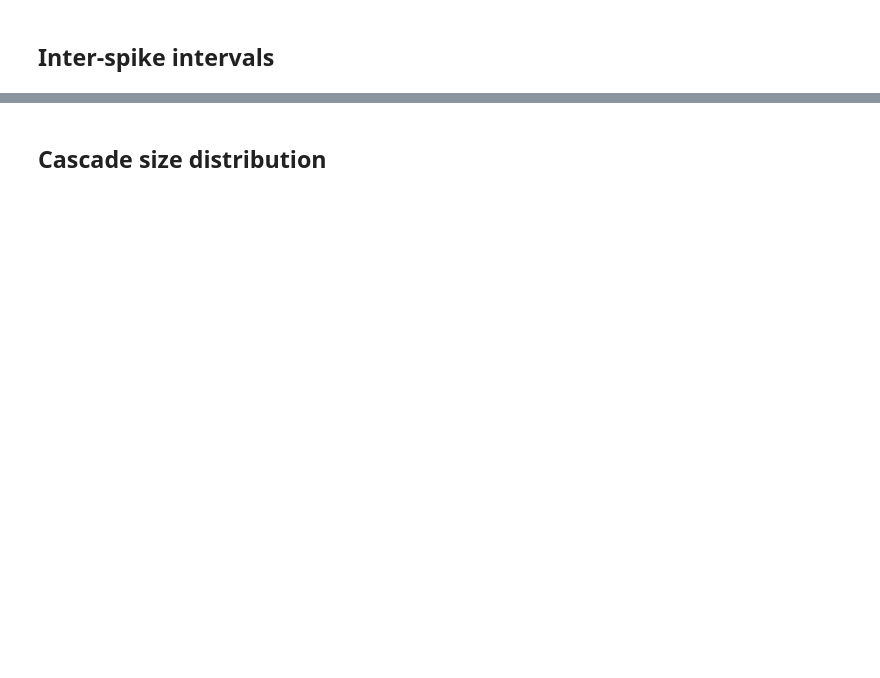
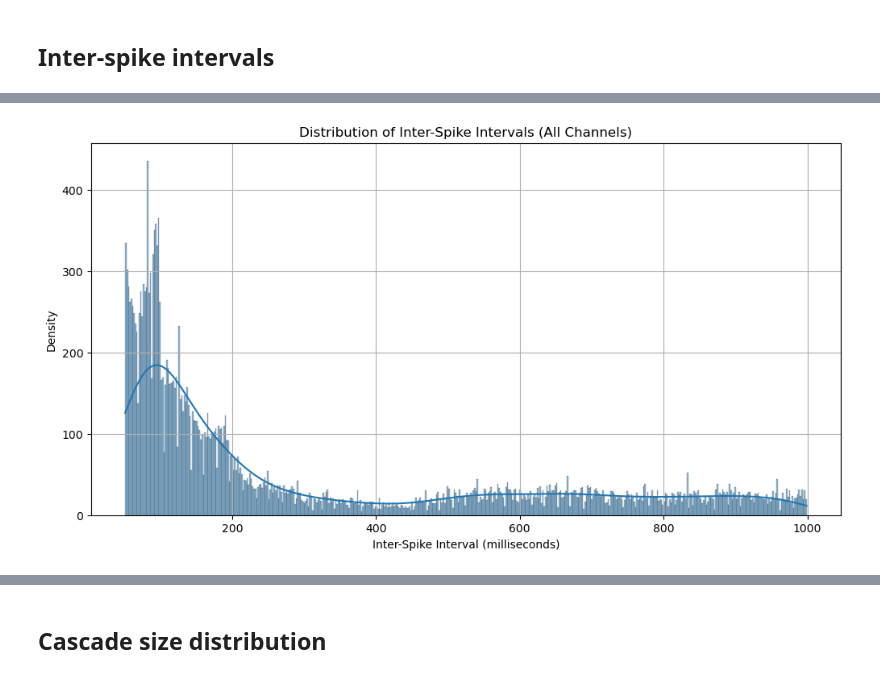
Before and after one commit to devincma/asm_synchrony_paper, a Jupyter notebook: spikes_optimized/analysis.ipynb, the cells around one changed output, grey strips where cells are left out. Saved outputs shown, nothing was run; the diff lists cells and outputs as text; code cells hidden in the pictures; blank space fills up the shorter version.

```diff
--- a/spikes_optimized/analysis.ipynb
+++ b/spikes_optimized/analysis.ipynb
@@ -120,2 +179,27 @@ raster_plot(all_spikes_df)
 # %% [markdown]
 ## Inter-spike intervals
+# %%
+# Calculate the inter-spike interval
+interictal_spikes_df["inter_spike_interval_samples"] = interictal_spikes_df[
+    "peak_index"
+].diff()
+
+# If you want to handle the NaN value for the first row (since there's no previous spike to compare to):
+interictal_spikes_df.loc[
+    0, "inter_spike_interval_samples"
+] = 0  # or any other suitable value
+
+# Convert the inter_spike_interval_samples column to integer
+interictal_spikes_df["inter_spike_interval_samples"] = interictal_spikes_df[
+    "inter_spike_interval_samples"
+].astype(int)
+
+interictal_spikes_df["inter_spike_interval_ms"] = (
+    interictal_spikes_df["inter_spike_interval_samples"] / fs * 1000
+).astype(int)
+
+interictal_spikes_df["inter_spike_interval_sec"] = (
+    interictal_spikes_df["inter_spike_interval_samples"] / fs
+).astype(int)
+
+interictal_spikes_df.head(10)
@@ -121,0 +218,21 @@ raster_plot(all_spikes_df)
+# %%
+# Create a copy of all_spikes_df called interictal_spikes_df_copy_1
+
+interictal_spikes_df_copy_1 = interictal_spikes_df.copy()
+
+interictal_spikes_df_copy_1 = interictal_spikes_df_copy_1[
+    interictal_spikes_df_copy_1["inter_spike_interval_ms"] > 50
+]
+interictal_spikes_df_copy_1 = interictal_spikes_df_copy_1[
+    interictal_spikes_df_copy_1["inter_spike_interval_ms"] < 1000
+]
+
+plt.figure(figsize=(12, 6))
+sns.histplot(interictal_spikes_df_copy_1["inter_spike_interval_ms"], kde=True, bins=500)
+plt.title("Distribution of Inter-Spike Intervals (All Channels)")
+plt.xlabel("Inter-Spike Interval (milliseconds)")
+plt.ylabel("Density")
+plt.grid(True)
+plt.show()
+# %% [output]
+[figure, added]
```
Also changed, not shown: parts of 11 cells of this notebook, 2 other files.
